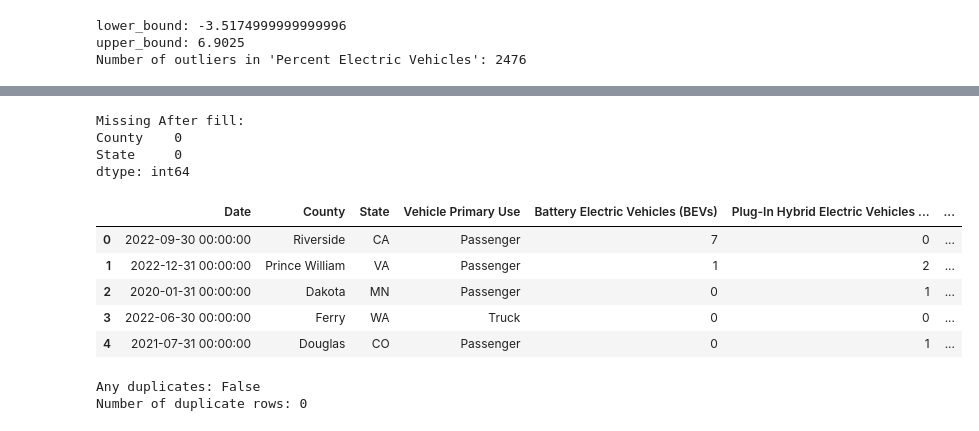
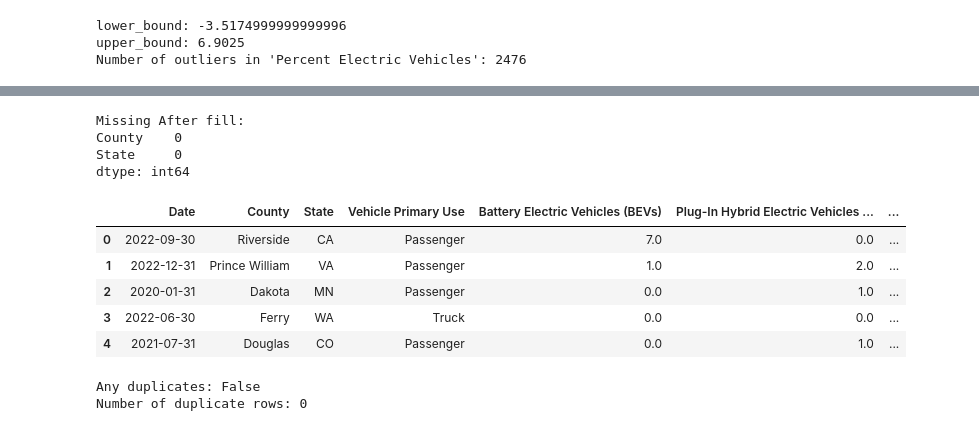
Before and after one commit to Ari-web-des/EV_Vehicle_Charge_Demand, a Jupyter notebook: EV_Adoption_forecasting.ipynb, the cells around one changed output, grey strips where cells are left out. Saved outputs shown, nothing was run; the diff lists cells and outputs as text; code cells hidden in the pictures.

```diff
--- a/EV_Adoption_forecasting.ipynb
+++ b/EV_Adoption_forecasting.ipynb
@@ -102,17 +103,18 @@ Number of outliers in 'Percent Electric Vehicles': 2476
 # %%
 #columns cleanup
 columns_to_check = [
-    "Battery Electric Vehicles (BEVs)",
-    "Plug-In Hybrid Electric Vehicles (PHEVs)",
-    "Electric Vehicle (EV) Total",
-    "Non-Electric Vehicle Total",
-    "Total Vehicles"
+    'Battery Electric Vehicles (BEVs)',
+    'Plug-In Hybrid Electric Vehicles (PHEVs)',
+    'Electric Vehicle (EV) Total',
+    'Non-Electric Vehicle Total',
+    'Total Vehicles',
+    'Percent Electric Vehicles'
 ]
 
 for col in columns_to_check:
-    df[col] = pd.to_numeric(df[col].astype(str).str.replace(',', ''), errors='coerce')
-
-df.dropna(subset=columns_to_check, inplace=True)
+    df[col] = pd.to_numeric(df[col], errors='coerce')
+#it is optional but checks Nan or missing through every columns
+print(df[columns_to_check].describe())
 
 print(df[columns_to_check].dtypes)
 # %% [output]
@@ -125,25 +138,28 @@ dtype: object
 # %%
 #date parsing
 df.loc[:, 'Date'] = pd.to_datetime(df['Date'], errors='coerce')
+df['Date'] = pd.to_datetime(df['Date'], errors='coerce')
+
+df = df[df['Date'].notnull()]
 
 df=df[df['Electric Vehicle (EV) Total'].notnull()]
 df['County']=df['County'].fillna('Unknown')
 df['State']=df['State'].fillna('Unknown')
 
 print("Missing After fill:")
 print(df[['County','State']].isnull().sum())
 df.head()
 # %% [output]
 Missing After fill:
 County    0
 State     0
 dtype: int64
 |  | Date | County | State | Vehicle Primary Use | Battery Electric Vehicles (BEVs) | Plug-In Hybrid Electric Vehicles ... | ... |
-| 0 | 2022-09-30 00:00:00 | Riverside | CA | Passenger | 7 | 0 | ... |
-| 1 | 2022-12-31 00:00:00 | Prince William | VA | Passenger | 1 | 2 | ... |
-| 2 | 2020-01-31 00:00:00 | Dakota | MN | Passenger | 0 | 1 | ... |
-| 3 | 2022-06-30 00:00:00 | Ferry | WA | Truck | 0 | 0 | ... |
-| 4 | 2021-07-31 00:00:00 | Douglas | CO | Passenger | 0 | 1 | ... |
+| 0 | 2022-09-30 | Riverside | CA | Passenger | 7.0 | 0.0 | ... |
+| 1 | 2022-12-31 | Prince William | VA | Passenger | 1.0 | 2.0 | ... |
+| 2 | 2020-01-31 | Dakota | MN | Passenger | 0.0 | 1.0 | ... |
+| 3 | 2022-06-30 | Ferry | WA | Truck | 0.0 | 0.0 | ... |
+| 4 | 2021-07-31 | Douglas | CO | Passenger | 0.0 | 1.0 | ... |
 # %%
 #checking for duplicates
 print("Any duplicates:", df.duplicated().any())
```
Also changed, not shown: parts of 29 cells of this notebook.
